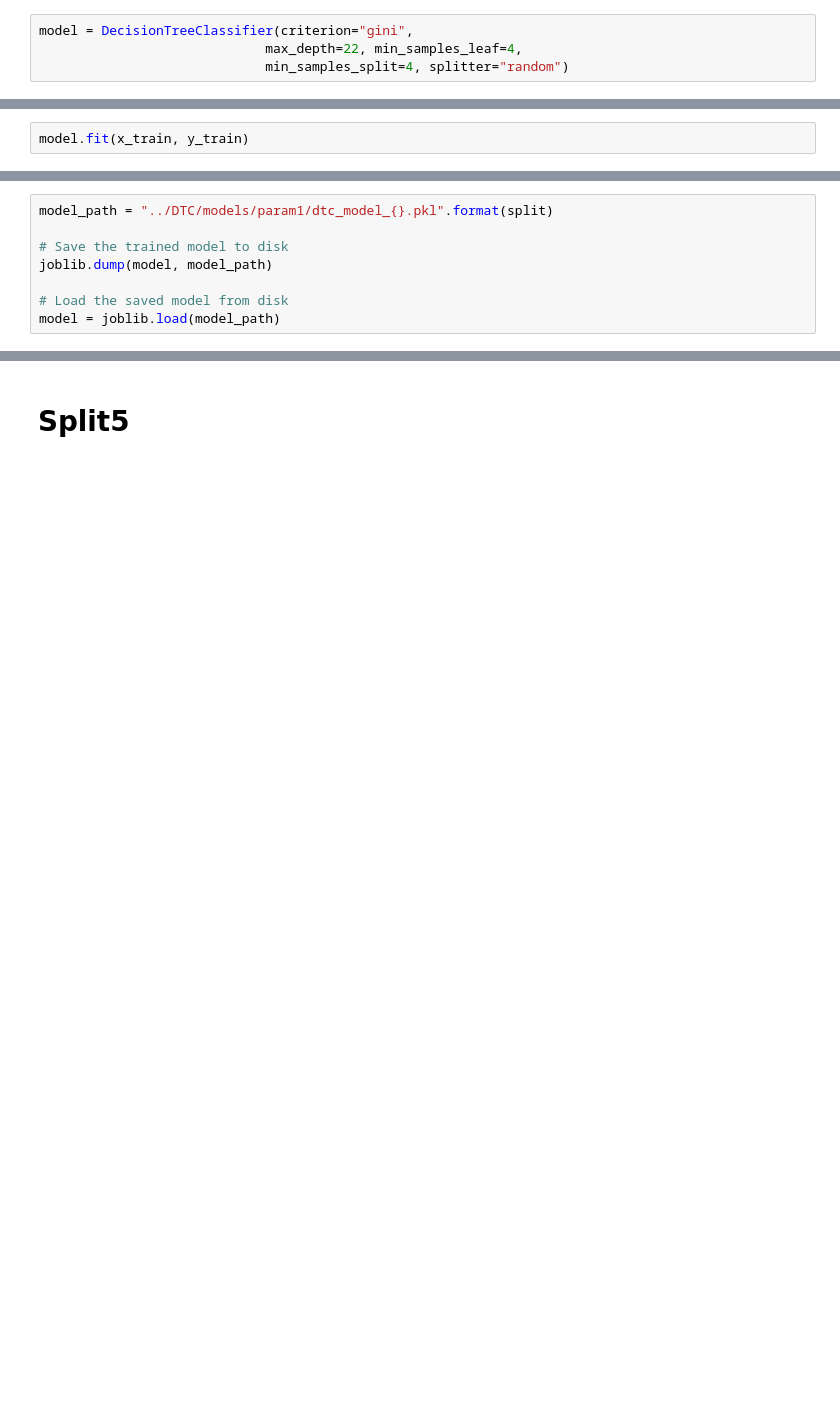
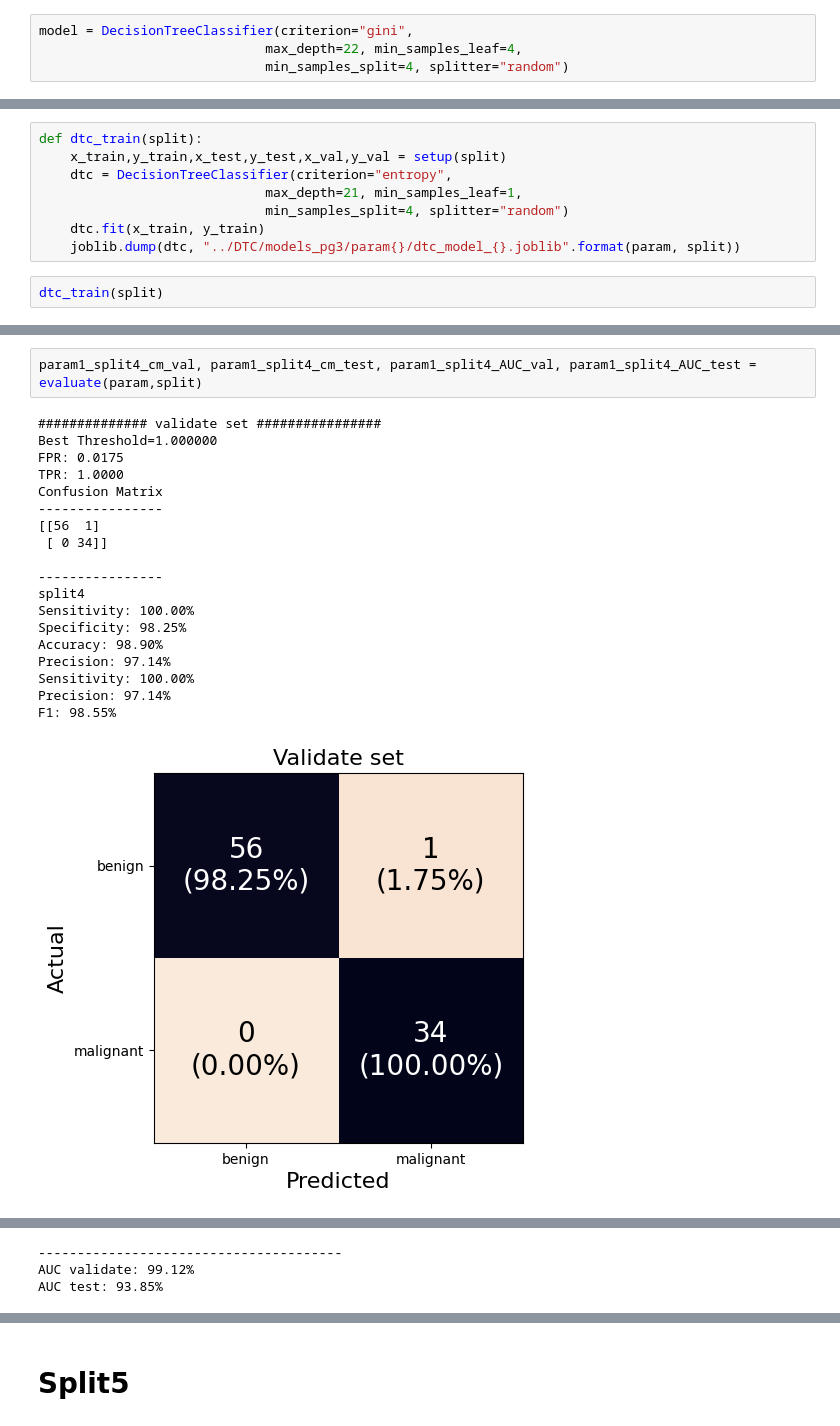
Before and after one commit to 6410615139/Project_Cancer, a Jupyter notebook: DTC/dtc.ipynb, the cells around one changed output, grey strips where cells are left out. Drawn from its saved outputs; the diff is of its cells as text; blank space fills up the shorter version.

```diff
--- a/DTC/dtc.ipynb
+++ b/DTC/dtc.ipynb
@@ -1295,2 +872,0 @@ model = DecisionTreeClassifier(criterion="gini",
-# %%
-model.fit(x_train, y_train)
@@ -1300,8 +872,0 @@ DecisionTreeClassifier(max_depth=22, min_samples_leaf=4, min_samples_split=4,
-# %%
-model_path = "../DTC/models/param1/dtc_model_{}.pkl".format(split)
-
-# Save the trained model to disk
-joblib.dump(model, model_path)
-
-# Load the saved model from disk
-model = joblib.load(model_path)
@@ -1463,0 +875,10 @@ AUC test: 0.8676
+# %%
+def dtc_train(split):
+    x_train,y_train,x_test,y_test,x_val,y_val = setup(split)
+    dtc = DecisionTreeClassifier(criterion="entropy",
+                             max_depth=21, min_samples_leaf=1,
+                             min_samples_split=4, splitter="random")
+    dtc.fit(x_train, y_train)
+    joblib.dump(dtc, "../DTC/models_pg3/param{}/dtc_model_{}.joblib".format(param, split))
+# %%
+dtc_train(split)
@@ -1463,0 +898,22 @@ AUC test: 0.8676
+# %%
+param1_split4_cm_val, param1_split4_cm_test, param1_split4_AUC_val, param1_split4_AUC_test = evaluate(param,split)
+# %% [output]
+############## validate set ################
+Best Threshold=1.000000
+FPR: 0.0175
+TPR: 1.0000
+Confusion Matrix
+----------------
+[[56  1]
+ [ 0 34]]
+
+----------------
+split4
+Sensitivity: 100.00%
+Specificity: 98.25%
+Accuracy: 98.90%
+Precision: 97.14%
+Sensitivity: 100.00%
+Precision: 97.14%
+F1: 98.55%
+[figure, added]
@@ -1463,0 +939,3 @@ AUC test: 0.8676
+---------------------------------------
+AUC validate: 99.12%
+AUC test: 93.85%
```
Also changed, not shown: parts of 103 cells of this notebook.
